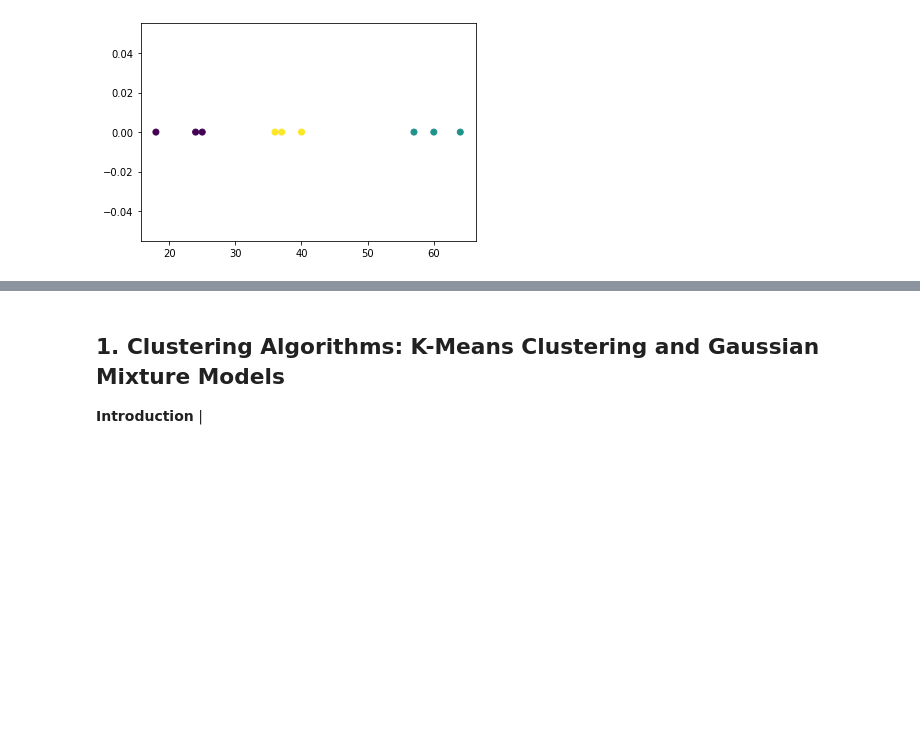
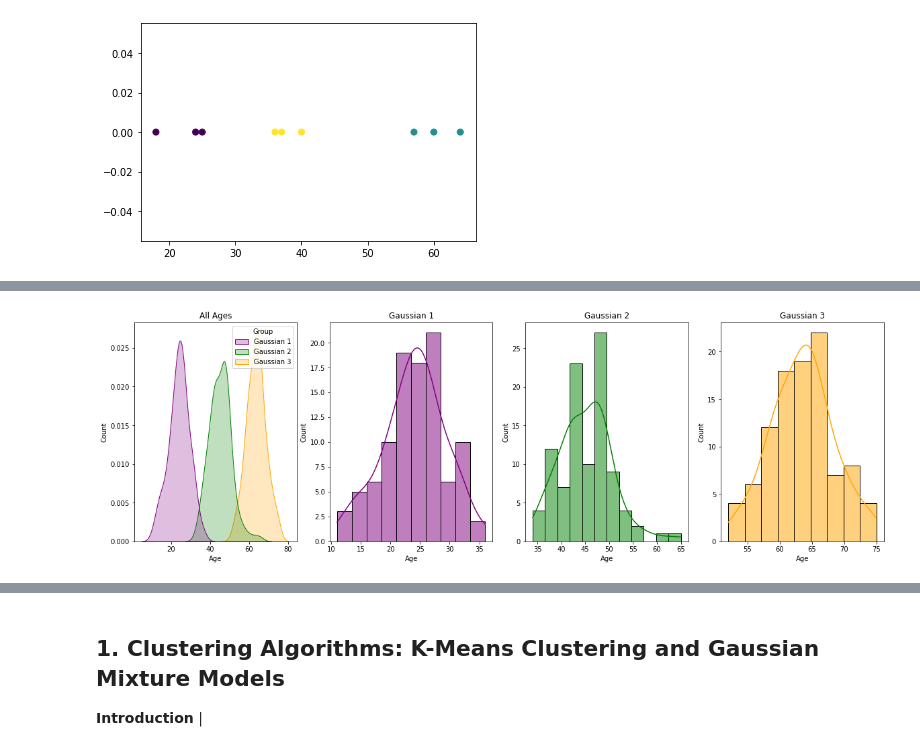
Before and after one commit to tiroger/DS-concepts, a Jupyter notebook: ml_algorithms/Gaussian_Mixture_Models.ipynb, the cells around one changed output, grey strips where cells are left out. Cells and saved outputs as stored; diff of their text form; code cells hidden in the pictures; blank space fills up the shorter version.

```diff
--- a/ml_algorithms/Gaussian_Mixture_Models.ipynb
+++ b/ml_algorithms/Gaussian_Mixture_Models.ipynb
@@ -331,3 +356,28 @@ True
 2
 <matplotlib.collections.PathCollection at 0x...>
 [figure]
+# %%
+# Synthetic data representing 3 age groups between 18 and 65
+import pandas as pd
+import numpy as np
+from numpy import random
+import matplotlib.pyplot as plt
+from matplotlib import gridspec
+import seaborn as sns
+
+# Creating 3 nornal distributions with different means and variances for age groups: 18-35, 36-55, 56-75
+np.random.seed(2)
+ages_18_35 = random.normal(25, 5, 100).astype(int)
+ages_36_55 = random.normal(45, 5, 100).astype(int)
+ages_56_75 = random.normal(65, 5, 100).astype(int)
+
+# ages_18_35 = random.randint(18, 35, 100)
+# ages_36_55 = random.randint(36, 55, 100)
+# ages_56_75 = random.randint(56, 75, 100)
+
+# Combine the 3 age groups into a single array
+all_ages = np.concatenate((ages_18_35, ages_36_55, ages_56_75))
+all_ages
+
+town_ages_df = pd.DataFrame({'Age': all_ages, 'Group': ['Gaussian 1']*100 + ['Gaussian 2']*100 + ['Gaussian 3']*100})
+town_ages_df
@@ -333,0 +398,22 @@ True
+# %%
+fig, [ax1, ax2, ax3, ax4] = plt.subplots(1, 4, figsize=(20, 6))
+
+# Plot the histogram of the combined ages
+colors = ['purple', 'green', 'orange']
+sns.kdeplot(town_ages_df, x='Age', hue='Group', ax=ax1, fill=True, palette=colors)
+sns.histplot(ages_18_35, ax=ax2, kde=True, color='purple')
+sns.histplot(ages_36_55, ax=ax3, kde=True, color='green')
+sns.histplot(ages_56_75, ax=ax4, kde=True, color='orange')
+
+# Label the axes
+for ax in [ax1, ax2, ax3, ax4]:
+    ax.set_xlabel('Age')
+    ax.set_ylabel('Count')
+    # Title the axes with the label of the age group
+    age_groups = ['All Ages', 'Gaussian 1', 'Gaussian 2', 'Gaussian 3']
+    ax.set_title(age_groups[fig.axes.index(ax)])
+
+
+plt.show()
+# %% [output]
+[figure, added]
```
Also changed, not shown: parts of 10 cells of this notebook.
